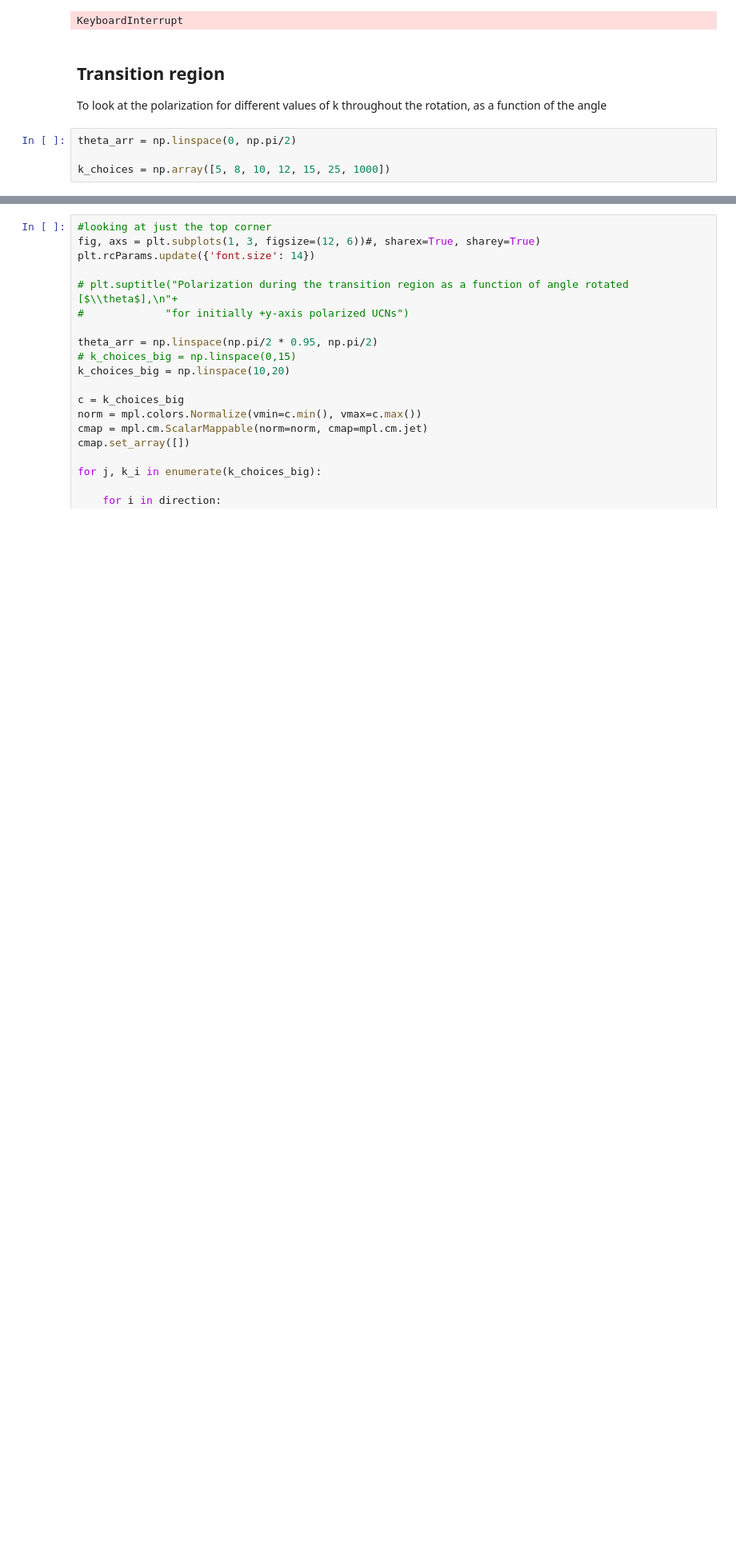
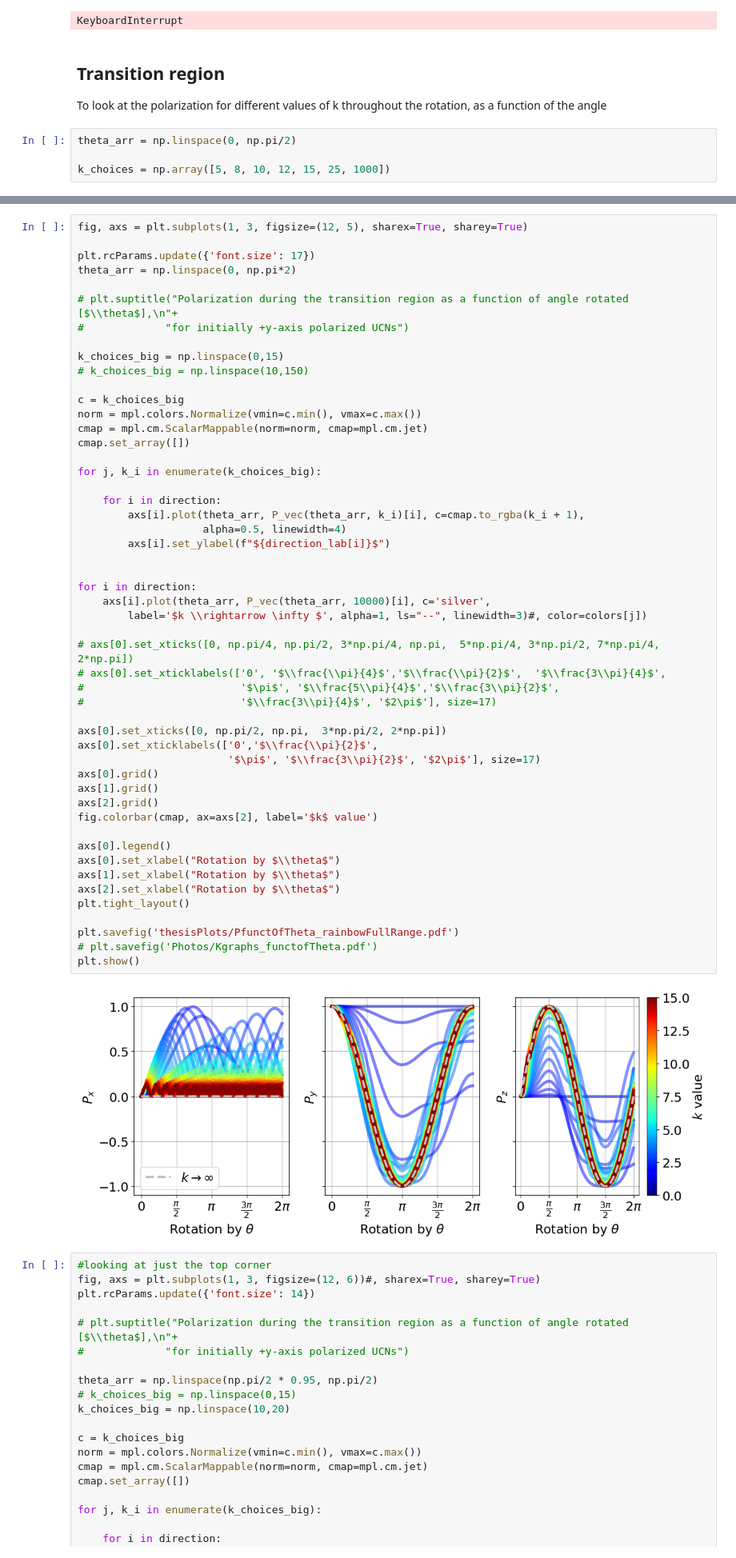
Before and after one commit to eklem1/AdiabaticSpinTransp, a Jupyter notebook: AdiabaticParameterRequirements.ipynb, the cells around one changed output, grey strips where cells are left out. Shown at 80% size. Drawn from its saved outputs; the diff is of its cells as text; blank space fills up the shorter version.

```diff
--- a/AdiabaticParameterRequirements.ipynb
+++ b/AdiabaticParameterRequirements.ipynb
@@ -520,3 +532,56 @@ plt.show()
+# %%
+fig, axs = plt.subplots(1, 3, figsize=(12, 5), sharex=True, sharey=True)
+
+plt.rcParams.update({'font.size': 17})
+theta_arr = np.linspace(0, np.pi*2)
+
+# plt.suptitle("Polarization during the transition region as a function of angle rotated [$\\theta$],\n"+
+#             "for initially +y-axis polarized UCNs")
+
+k_choices_big = np.linspace(0,15)
+# k_choices_big = np.linspace(10,150)
+
+c = k_choices_big
+norm = mpl.colors.Normalize(vmin=c.min(), vmax=c.max())
+cmap = mpl.cm.ScalarMappable(norm=norm, cmap=mpl.cm.jet)
+cmap.set_array([])
+
+for j, k_i in enumerate(k_choices_big):
+
+    for i in direction:
+        axs[i].plot(theta_arr, P_vec(theta_arr, k_i)[i], c=cmap.to_rgba(k_i + 1),
+                    alpha=0.5, linewidth=4)
+        axs[i].set_ylabel(f"${direction_lab[i]}$")
+
+
+for i in direction:
+    axs[i].plot(theta_arr, P_vec(theta_arr, 10000)[i], c='silver',
+        label='$k \\rightarrow \infty $', alpha=1, ls="--", linewidth=3)#, color=colors[j])
+
+# axs[0].set_xticks([0, np.pi/4, np.pi/2, 3*np.pi/4, np.pi,  5*np.pi/4, 3*np.pi/2, 7*np.pi/4, 2*np.pi])
+# axs[0].set_xticklabels(['0', '$\\frac{\\pi}{4}$','$\\frac{\\pi}{2}$',  '$\\frac{3\\pi}{4}$',
+#                         '$\pi$', '$\\frac{5\\pi}{4}$','$\\frac{3\\pi}{2}$',
+#                         '$\\frac{3\\pi}{4}$', '$2\pi$'], size=17)
+
+axs[0].set_xticks([0, np.pi/2, np.pi,  3*np.pi/2, 2*np.pi])
+axs[0].set_xticklabels(['0','$\\frac{\\pi}{2}$',
+                        '$\pi$', '$\\frac{3\\pi}{2}$', '$2\pi$'], size=17)
+axs[0].grid()
+axs[1].grid()
+axs[2].grid()
+fig.colorbar(cmap, ax=axs[2], label='$k$ value')
+
+axs[0].legend()
+axs[0].set_xlabel("Rotation by $\\theta$")
+axs[1].set_xlabel("Rotation by $\\theta$")
+axs[2].set_xlabel("Rotation by $\\theta$")
+plt.tight_layout()
+
+plt.savefig('thesisPlots/PfunctOfTheta_rainbowFullRange.pdf')
+# plt.savefig('Photos/Kgraphs_functofTheta.pdf')
+plt.show()
+# %% [output]
+[figure, added]
 # %%
 #looking at just the top corner
 fig, axs = plt.subplots(1, 3, figsize=(12, 6))#, sharex=True, sharey=True)
```
Also changed, not shown: parts of 3 cells of this notebook, 9 other files.
